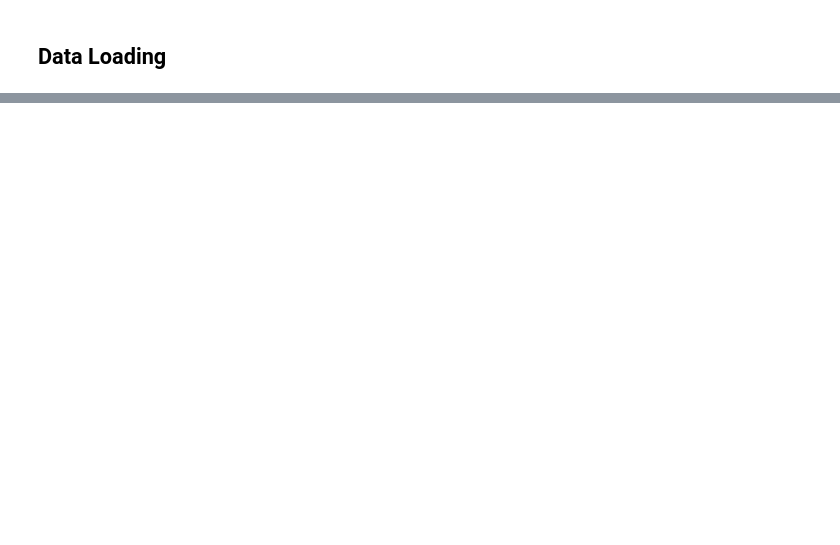
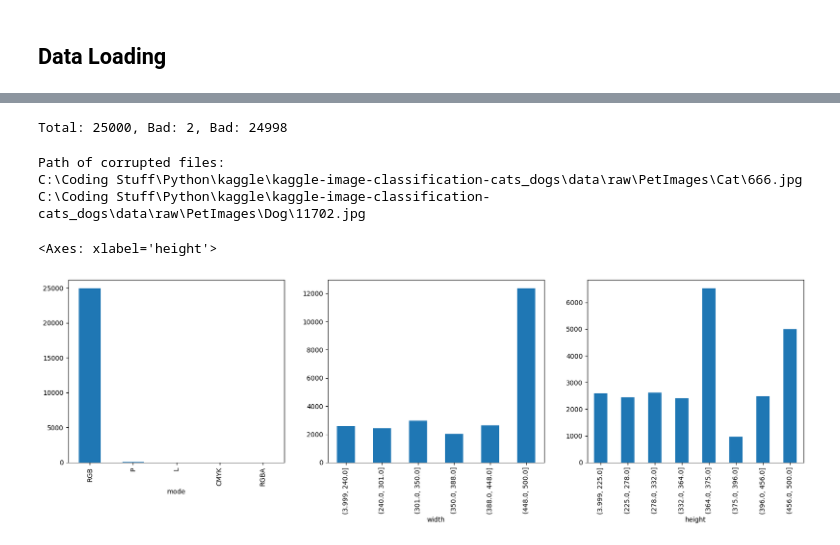
Before and after one commit to vvclin-git/kaggle-image-classification-cats_dogs, a Jupyter notebook: notebooks/00_eda.ipynb, the cells around one changed output, grey strips where cells are left out. Saved outputs shown, nothing was run; the diff lists cells and outputs as text; code cells hidden in the pictures; blank space fills up the shorter version.

```diff
--- a/notebooks/00_eda.ipynb
+++ b/notebooks/00_eda.ipynb
@@ -69,0 +77,30 @@ np.random.randint(0, len(ds) + 1)
+# %%
+
+with ThreadPoolExecutor() as ex:
+    bad_idx = [i for i, valid in enumerate(ex.map(is_valid_image, (p for p, _ in ds.samples))) if not valid]
+
+ds_bad = Subset(ds, bad_idx)
+
+print(f"Total: {len(ds)}, Bad: {len(ds_bad)}, Bad: {len(ds) - len(ds_bad)}")
+# %% [output]
+Total: 25000, Bad: 2, Bad: 24998
+# %%
+
+print('Path of corrupted files:')
+bad_path_list = []
+for i in ds_bad.indices:
+    bad_path = ds_bad.dataset.samples[i][0]
+    bad_path_list.append(bad_path)
+    print(bad_path)
+
+with open('bad_files.json', 'w') as f:
+    json.dump(bad_path_list, f)
+# %% [output]
+Path of corrupted files:
+C:\Coding Stuff\Python\kaggle\kaggle-image-classification-cats_dogs\data\raw\PetImages\Cat\666.jpg
+C:\Coding Stuff\Python\kaggle\kaggle-image-classification-cats_dogs\data\raw\PetImages\Dog\11702.jpg
+# %%
+bad_set = {str(Path(p).resolve()) for p in bad_path_list}
+ds.samples = [(p, y) for (p, y) in ds.samples if str(Path(p).resolve()) not in bad_set]
+ds.imgs = ds.samples
+ds.targets = [y for _, y in ds.samples]
@@ -69,0 +112,19 @@ np.random.randint(0, len(ds) + 1)
+# %%
+ds_stat_df = pd.DataFrame(ds.samples, columns=['path', 'id'])
+
+with ThreadPoolExecutor() as ex:
+    modes, widths, heights = zip(*ex.map(get_meta, ds_df['path'].tolist()))
+
+ds_stat_df["mode"] = modes
+ds_stat_df["width"] = widths
+ds_stat_df["height"] = heights
+# %%
+
+fig, ax = plt.subplots(1, 3, figsize=(20, 5))
+ds_stat_df['mode'].value_counts().plot(kind='bar', ax=ax[0])
+
+pd.qcut(ds_stat_df['width'], 10, duplicates='drop').value_counts().sort_index().plot(kind='bar', ax=ax[1])
+pd.qcut(ds_stat_df['height'], 10, duplicates='drop').value_counts().sort_index().plot(kind='bar', ax=ax[2])
+# %% [output]
+<Axes: xlabel='height'>
+[figure, added]
```
Also changed, not shown: parts of 7 cells of this notebook, 4 other files.
